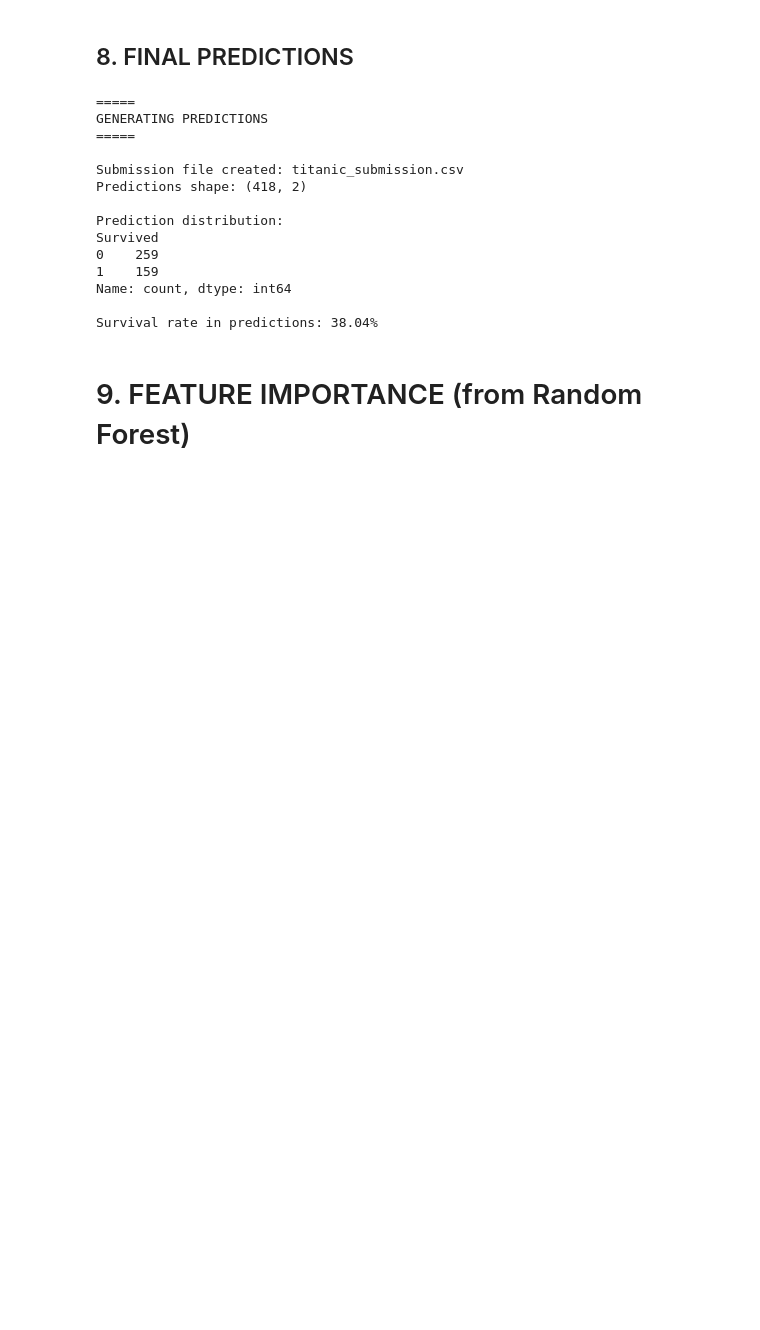
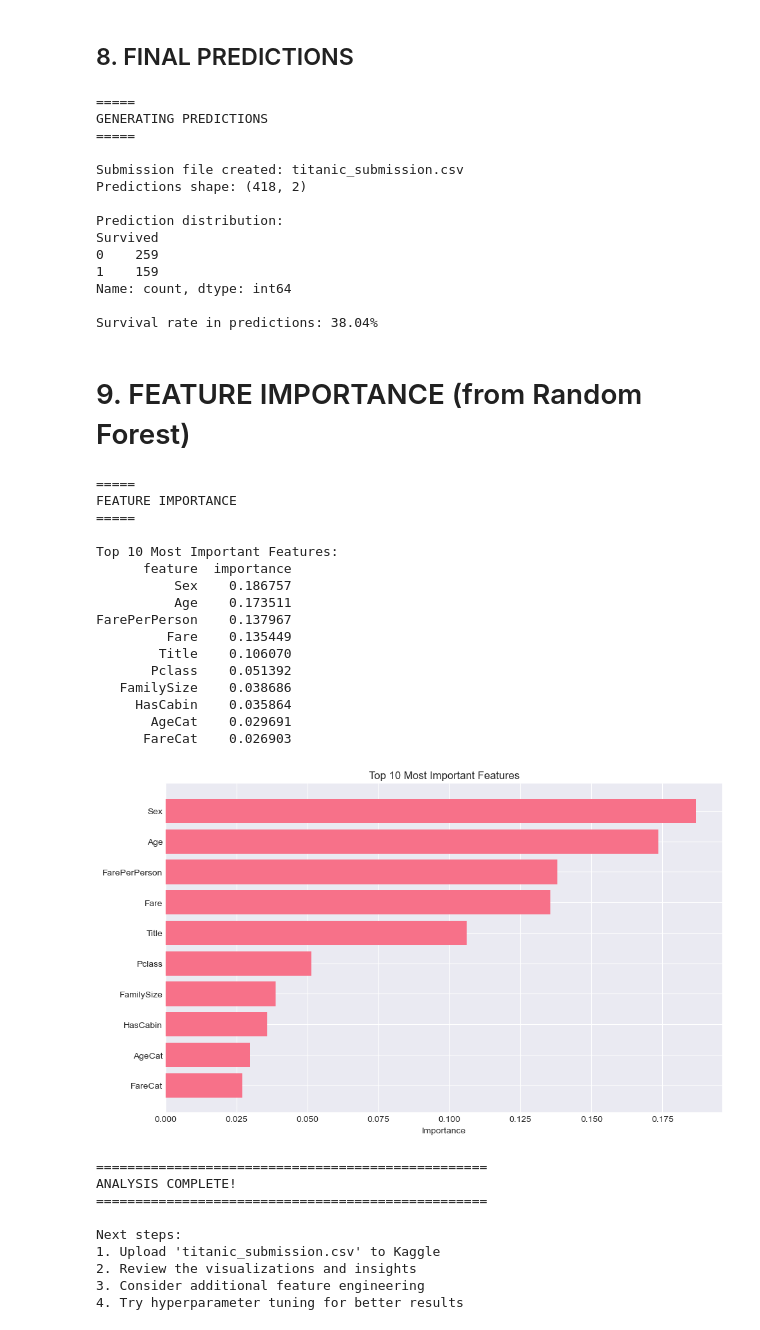
Before and after one commit to codedbydumi/kaggle-playground, a Jupyter notebook: Untitled.ipynb, the cells around one changed output. Cells and saved outputs as stored; diff of their text form; code cells hidden in the pictures; blank space fills up the shorter version.

```diff
--- a/Untitled.ipynb
+++ b/Untitled.ipynb
@@ -420,3 +420,67 @@ Name: count, dtype: int64
 Survival rate in predictions: 38.04%
 # %% [markdown]
 # 9. FEATURE IMPORTANCE (from Random Forest)
+# %%
+print("\n" + "="*5)
+print("FEATURE IMPORTANCE")
+print("="*5)
+
+# Train a Random Forest to get feature importance
+rf_model = RandomForestClassifier(n_estimators=200, random_state=42)
+rf_model.fit(X_train_scaled, y_train)
+
+# Get feature importance
+feature_importance = pd.DataFrame({
+    'feature': X_train.columns,
+    'importance': rf_model.feature_importances_
+}).sort_values('importance', ascending=False)
+
+print("\nTop 10 Most Important Features:")
+print(feature_importance.head(10).to_string(index=False))
+
+# Plot feature importance
+plt.figure(figsize=(10, 6))
+top_features = feature_importance.head(10)
+plt.barh(range(len(top_features)), top_features['importance'])
+plt.yticks(range(len(top_features)), top_features['feature'])
+plt.xlabel('Importance')
+plt.title('Top 10 Most Important Features')
+plt.gca().invert_yaxis()
+plt.tight_layout()
+plt.show()
+
+print("\n" + "="*50)
+print("ANALYSIS COMPLETE!")
+print("="*50)
+print("\nNext steps:")
+print("1. Upload 'titanic_submission.csv' to Kaggle")
+print("2. Review the visualizations and insights")
+print("3. Consider additional feature engineering")
+print("4. Try hyperparameter tuning for better results")
+# %% [output]
+=====
+FEATURE IMPORTANCE
+=====
+
+Top 10 Most Important Features:
+      feature  importance
+          Sex    0.186757
+          Age    0.173511
+FarePerPerson    0.137967
+         Fare    0.135449
+        Title    0.106070
+       Pclass    0.051392
+   FamilySize    0.038686
+     HasCabin    0.035864
+       AgeCat    0.029691
+      FareCat    0.026903
+[figure, added]
+==================================================
+ANALYSIS COMPLETE!
+==================================================
+
+Next steps:
+1. Upload 'titanic_submission.csv' to Kaggle
+2. Review the visualizations and insights
+3. Consider additional feature engineering
+4. Try hyperparameter tuning for better results
```
